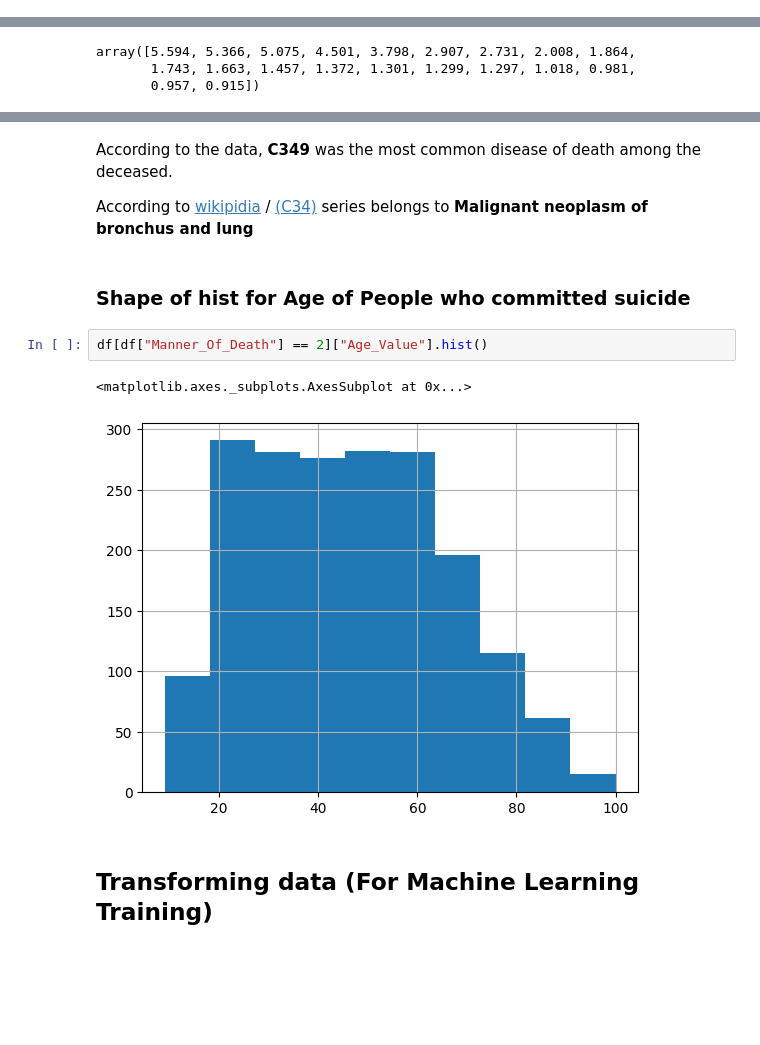
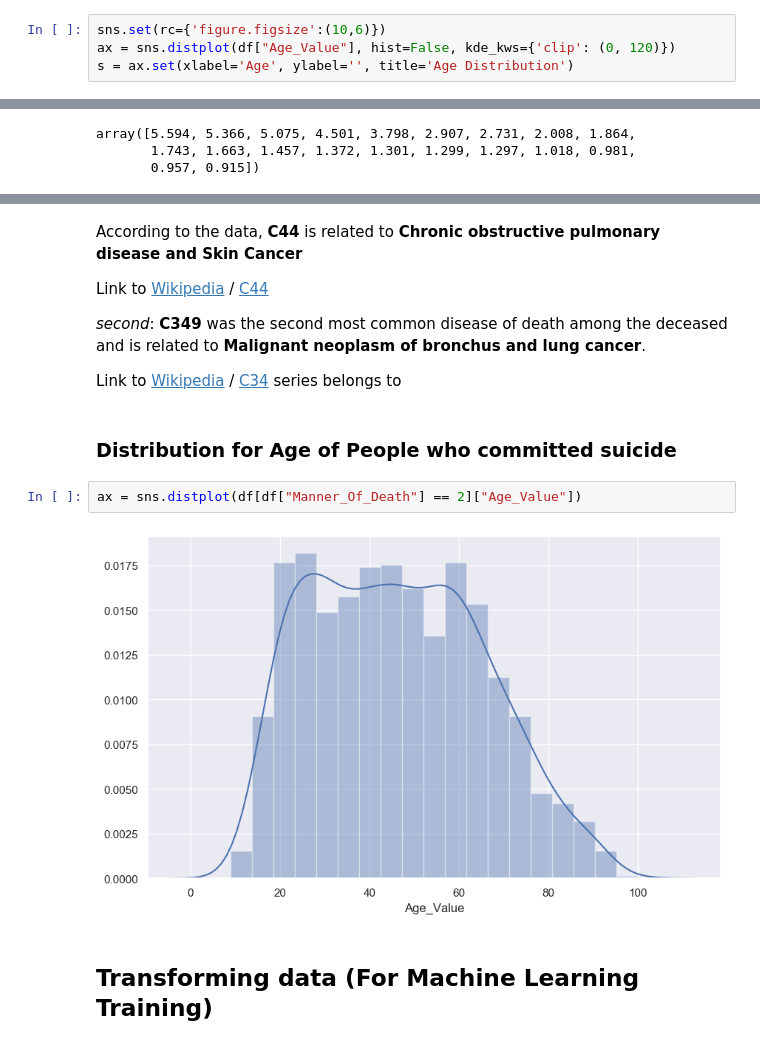
Before and after one commit to m-yasir/datascience-project, a Jupyter notebook: program.ipynb, the cells around one changed output, grey strips where cells are left out. Drawn from its saved outputs; the diff is of its cells as text; blank space fills up the shorter version.

```diff
--- a/program.ipynb
+++ b/program.ipynb
@@ -262,0 +266,4 @@ Life Expectancy for Females: 75.0(mean) 78.0(median) 87(mode)
+# %%
+sns.set(rc={'figure.figsize':(10,6)})
+ax = sns.distplot(df["Age_Value"], hist=False, kde_kws={'clip': (0, 120)})
+s = ax.set(xlabel='Age', ylabel='', title='Age Distribution')
@@ -687,14 +694,18 @@ plt.show();
 # %% [markdown]
-According to the data, **C349** was the most common disease of death among the deceased.
+According to the data,
+**C44** is related to **Chronic obstructive pulmonary disease and Skin Cancer**
 
-According to [wikipidia](https://en.wikipedia.org/wiki/ICD-10_Chapter_II:_Neoplasms#(C30%E2%80%93C39)_Malignant_neoplasms,_respiratory_system_and_intrathoracic_organs) / [(C34)](https://en.wikipedia.org/wiki/Lung_cancer) series belongs to **Malignant neoplasm of bronchus and lung**
+Link to [Wikipedia](https://en.wikipedia.org/wiki/ICD-10_Chapter_II:_Neoplasms#(C40%E2%80%93C41)_Malignant_neoplasms,_bone_and_articular_cartilage) / [C44](https://en.wikipedia.org/wiki/Chronic_obstructive_pulmonary_disease)
+
+*second*: **C349** was the second most common disease of death among the deceased and is related to **Malignant neoplasm of bronchus and lung cancer**.
+
+Link to [Wikipedia](https://en.wikipedia.org/wiki/ICD-10_Chapter_II:_Neoplasms#(C30%E2%80%93C39)_Malignant_neoplasms,_respiratory_system_and_intrathoracic_organs) / [C34](https://en.wikipedia.org/wiki/Lung_cancer) series belongs to
 # %% [markdown]
-### Shape of hist for Age of People who committed suicide
+### Distribution for Age of People who committed suicide
 # %%
-df[df["Manner_Of_Death"] == 2]["Age_Value"].hist()
+ax = sns.distplot(df[df["Manner_Of_Death"] == 2]["Age_Value"])
 # %% [output]
-<matplotlib.axes._subplots.AxesSubplot at 0x...>
-[figure, old version]
+[figure, new version]
 # %% [markdown]
 ## Transforming data (For Machine Learning Training)
 # %%
```
Also changed, not shown: parts of 20 cells of this notebook, 1 other file.
